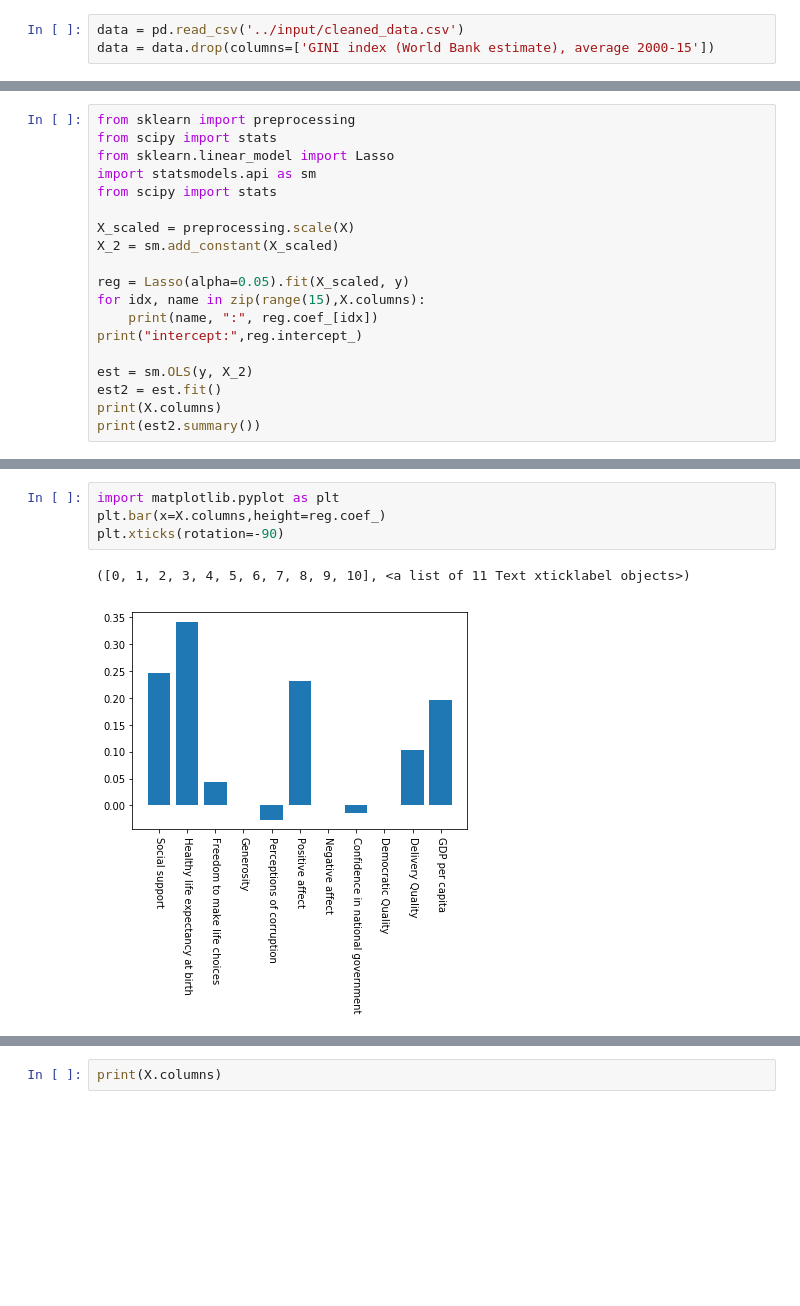
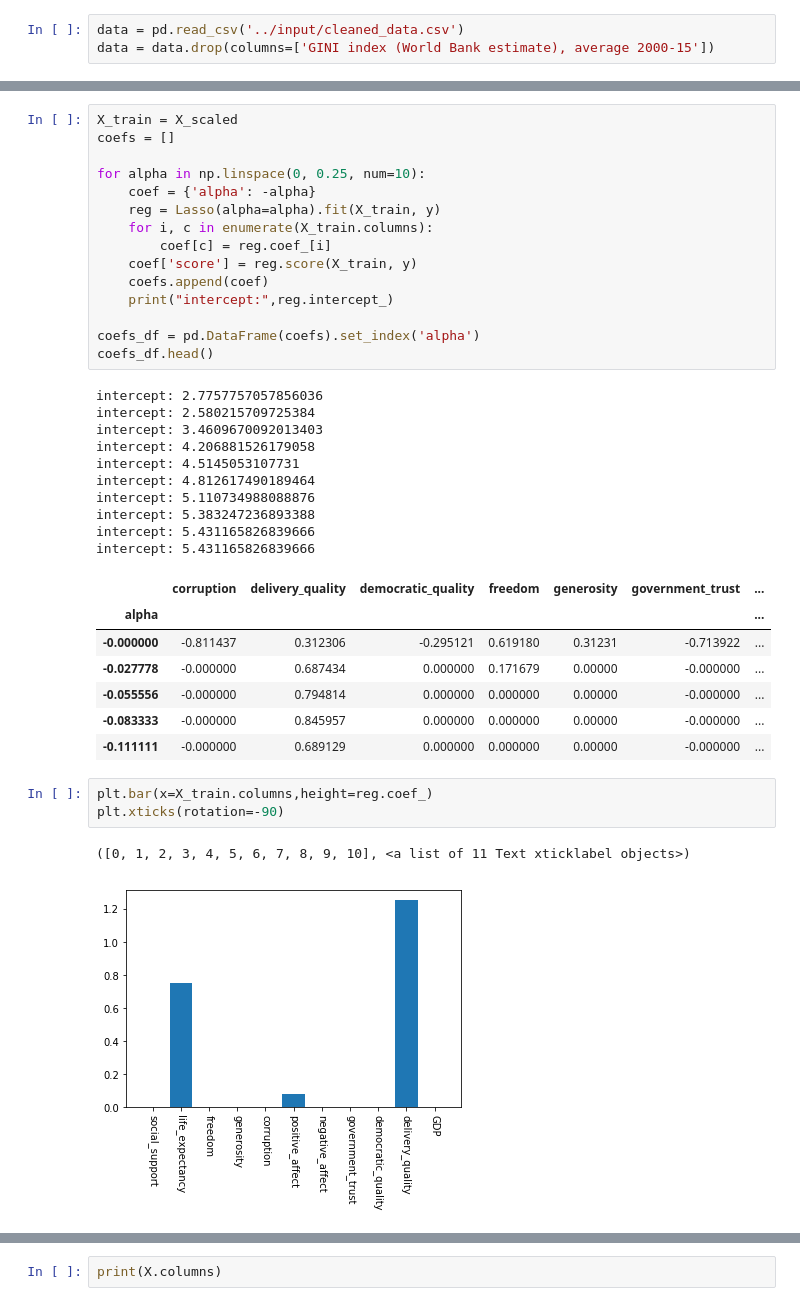
Before and after one commit to interactive-data-science-project-team/world-happiness-visualization, a Jupyter notebook: notebooks/prediction.ipynb, the cells around one changed output, grey strips where cells are left out. Drawn from its saved outputs; the diff is of its cells as text; blank space fills up the shorter version.

```diff
--- a/notebooks/prediction.ipynb
+++ b/notebooks/prediction.ipynb
@@ -53,19 +27,0 @@ y = data['Happiness Score']
-# %%
-from sklearn import preprocessing
-from scipy import stats
-from sklearn.linear_model import Lasso
-import statsmodels.api as sm
-from scipy import stats
-
-X_scaled = preprocessing.scale(X)
-X_2 = sm.add_constant(X_scaled)
-
-reg = Lasso(alpha=0.05).fit(X_scaled, y)
-for idx, name in zip(range(15),X.columns):
-    print(name, ":", reg.coef_[idx])
-print("intercept:",reg.intercept_)
-
-est = sm.OLS(y, X_2)
-est2 = est.fit()
-print(X.columns)
-print(est2.summary())
@@ -90,7 +98,39 @@ Warnings:
+# %%
+X_train = X_scaled
+coefs = []
+
+for alpha in np.linspace(0, 0.25, num=10):
+    coef = {'alpha': -alpha}
+    reg = Lasso(alpha=alpha).fit(X_train, y)
+    for i, c in enumerate(X_train.columns):
+        coef[c] = reg.coef_[i]
+    coef['score'] = reg.score(X_train, y)
+    coefs.append(coef)
+    print("intercept:",reg.intercept_)
+
+coefs_df = pd.DataFrame(coefs).set_index('alpha')
+coefs_df.head()
+# %% [output]
+intercept: 2.7757757057856036
+intercept: 2.580215709725384
+intercept: 3.4609670092013403
+intercept: 4.206881526179058
+intercept: 4.5145053107731
+intercept: 4.812617490189464
+intercept: 5.110734988088876
+intercept: 5.383247236893388
+intercept: 5.431165826839666
+intercept: 5.431165826839666
+|  | corruption | delivery_quality | democratic_quality | freedom | generosity | government_trust | ... |
+| alpha |  |  |  |  |  |  | ... |
+| -0.000000 | -0.811437 | 0.312306 | -0.295121 | 0.619180 | 0.31231 | -0.713922 | ... |
+| -0.027778 | -0.000000 | 0.687434 | 0.000000 | 0.171679 | 0.00000 | -0.000000 | ... |
+| -0.055556 | -0.000000 | 0.794814 | 0.000000 | 0.000000 | 0.00000 | -0.000000 | ... |
+| -0.083333 | -0.000000 | 0.845957 | 0.000000 | 0.000000 | 0.00000 | -0.000000 | ... |
+| -0.111111 | -0.000000 | 0.689129 | 0.000000 | 0.000000 | 0.00000 | -0.000000 | ... |
 # %%
-import matplotlib.pyplot as plt
-plt.bar(x=X.columns,height=reg.coef_)
+plt.bar(x=X_train.columns,height=reg.coef_)
 plt.xticks(rotation=-90)
 # %% [output]
 ([0, 1, 2, 3, 4, 5, 6, 7, 8, 9, 10], <a list of 11 Text xticklabel objects>)
-[figure, old version]
+[figure, new version]
```
Also changed, not shown: parts of 14 cells of this notebook.
